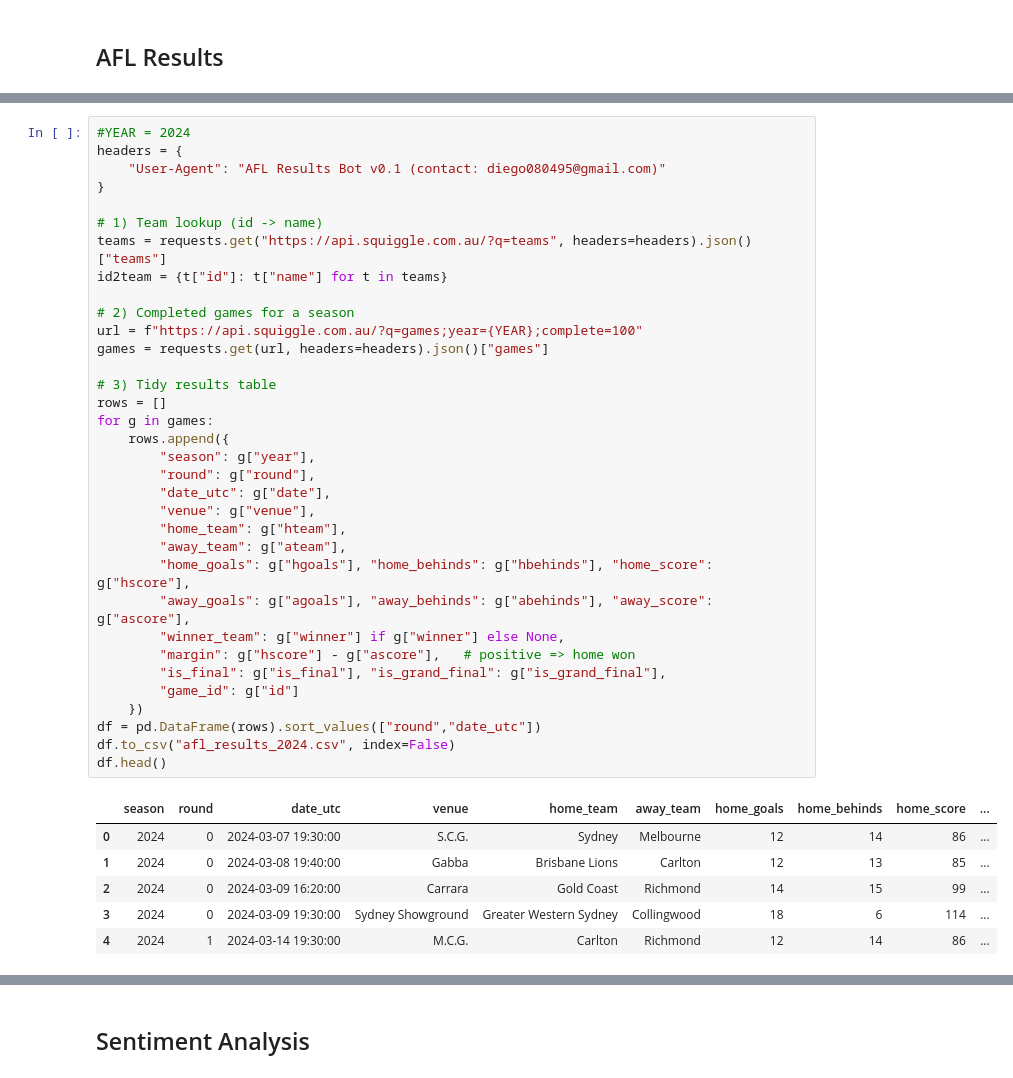
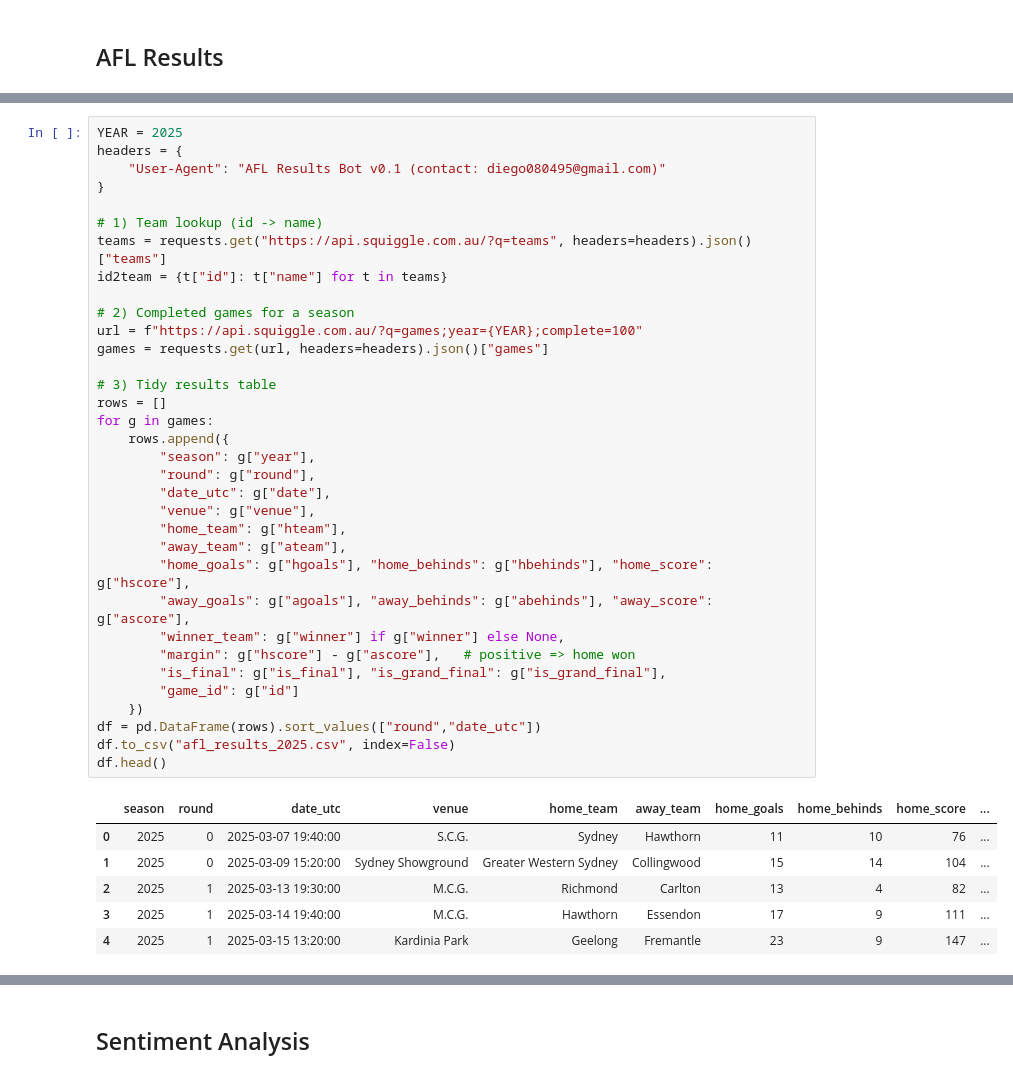
Before and after one commit to diego-alcaraz/AFL-Sentiment-Analysis, a Jupyter notebook: AFL.ipynb, the cells around one changed output, grey strips where cells are left out. Cells and saved outputs as stored; diff of their text form.

```diff
--- a/AFL.ipynb
+++ b/AFL.ipynb
@@ -706,41 +706,41 @@ print(res.json())
 # %%
-#YEAR = 2024
+YEAR = 2025
 headers = {
     "User-Agent": "AFL Results Bot v0.1 (contact: diego080495@gmail.com)"
 }
 
 # 1) Team lookup (id -> name)
 teams = requests.get("https://api.squiggle.com.au/?q=teams", headers=headers).json()["teams"]
 id2team = {t["id"]: t["name"] for t in teams}
 
 # 2) Completed games for a season
 url = f"https://api.squiggle.com.au/?q=games;year={YEAR};complete=100"
 games = requests.get(url, headers=headers).json()["games"]
 
 # 3) Tidy results table
 rows = []
 for g in games:
     rows.append({
         "season": g["year"],
         "round": g["round"],
         "date_utc": g["date"],
         "venue": g["venue"],
         "home_team": g["hteam"],
         "away_team": g["ateam"],
         "home_goals": g["hgoals"], "home_behinds": g["hbehinds"], "home_score": g["hscore"],
         "away_goals": g["agoals"], "away_behinds": g["abehinds"], "away_score": g["ascore"],
         "winner_team": g["winner"] if g["winner"] else None,
         "margin": g["hscore"] - g["ascore"],   # positive => home won
         "is_final": g["is_final"], "is_grand_final": g["is_grand_final"],
         "game_id": g["id"]
     })
 df = pd.DataFrame(rows).sort_values(["round","date_utc"])
-df.to_csv("afl_results_2024.csv", index=False)
+df.to_csv("afl_results_2025.csv", index=False)
 df.head()
 # %% [output]
 |  | season | round | date_utc | venue | home_team | away_team | home_goals | home_behinds | home_score | ... |
-| 0 | 2024 | 0 | 2024-03-07 19:30:00 | S.C.G. | Sydney | Melbourne | 12 | 14 | 86 | ... |
-| 1 | 2024 | 0 | 2024-03-08 19:40:00 | Gabba | Brisbane Lions | Carlton | 12 | 13 | 85 | ... |
-| 2 | 2024 | 0 | 2024-03-09 16:20:00 | Carrara | Gold Coast | Richmond | 14 | 15 | 99 | ... |
-| 3 | 2024 | 0 | 2024-03-09 19:30:00 | Sydney Showground | Greater Western Sydney | Collingwood | 18 | 6 | 114 | ... |
-| 4 | 2024 | 1 | 2024-03-14 19:30:00 | M.C.G. | Carlton | Richmond | 12 | 14 | 86 | ... |
+| 0 | 2025 | 0 | 2025-03-07 19:40:00 | S.C.G. | Sydney | Hawthorn | 11 | 10 | 76 | ... |
+| 1 | 2025 | 0 | 2025-03-09 15:20:00 | Sydney Showground | Greater Western Sydney | Collingwood | 15 | 14 | 104 | ... |
+| 2 | 2025 | 1 | 2025-03-13 19:30:00 | M.C.G. | Richmond | Carlton | 13 | 4 | 82 | ... |
+| 3 | 2025 | 1 | 2025-03-14 19:40:00 | M.C.G. | Hawthorn | Essendon | 17 | 9 | 111 | ... |
+| 4 | 2025 | 1 | 2025-03-15 13:20:00 | Kardinia Park | Geelong | Fremantle | 23 | 9 | 147 | ... |
```
Also changed, not shown: parts of 2 cells of this notebook, 1 other file.
